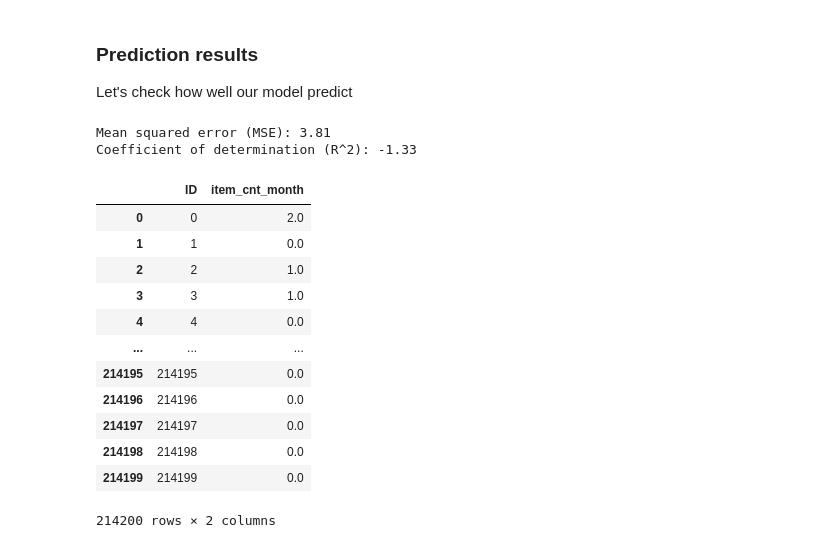
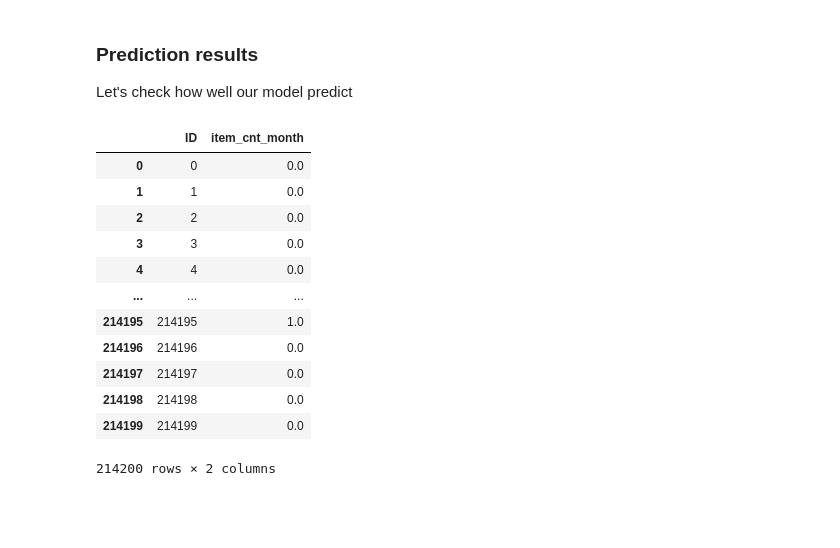
Before and after one commit to alcides29/Future_sales_prediction, a Jupyter notebook: future_sales.ipynb, the cells around one changed output. Drawn from its saved outputs; the diff is of its cells as text; code cells hidden in the pictures; blank space fills up the shorter version.

Commit message:
Added Decision Tree Regressor model

```diff
--- a/future_sales.ipynb
+++ b/future_sales.ipynb
@@ -254,2 +253,16 @@ model = linear_model.LinearRegression()
+# %%
+# Liner Regression model
+model_LR = linear_model.LinearRegression()
+# %%
+# Decision Tree Regressor model
+model_DTR = DecisionTreeRegressor(random_state = 1)
+# %%
+# Function to find Mean Squared Error
+def MSE(model, X_train, y_train, X_val, y_val):
+
+    model.fit(X_train, y_train)
+    y_predict = model.predict(X_val)
+
+    return mean_squared_error(y_val, y_predict)
 # %% [markdown]
 Train the model using the training set
@@ -265,0 +269,12 @@ y_predict.shape
+# %%
+# Getting the Mean Square error for various models
+best_mse = MSE(model_LR, X_train, y_train, X_val, y_val)
+model = model_LR
+print("MSE with Linear Regression \t:", best_mse)
+
+mse_dtr = MSE(model_DTR, X_train, y_train, X_val, y_val)
+print("MSE with Decision Tree Regressor:", mse_dtr)
+
+if mse_dtr < best_mse:
+    best_mse = mse_dtr
+    model = model_DTR
@@ -281,28 +293,18 @@ print(predictions)
 # %% [markdown]
 ### Prediction results
 Let's check how well our model predict
-# %%
-# The coefficients
-print('Mean squared error (MSE): %.2f'
-      % mean_squared_error(y_val, y_predict))
-# The coefficient of determination: 1 is perfect prediction
-print('Coefficient of determination (R^2): %.2f'
-      % r2_score(y_val, y_predict))
-# %% [output]
-Mean squared error (MSE): 3.81
-Coefficient of determination (R^2): -1.33
 # %%
-submission = pd.DataFrame({'ID': dataset['ID'], 'item_cnt_month': np.round(predictions[:,0])})
+submission = pd.DataFrame({'ID': dataset['ID'], 'item_cnt_month': np.round(predictions)})
 submission
 # %% [output]
 |  | ID | item_cnt_month |
-| 0 | 0 | 2.0 |
+| 0 | 0 | 0.0 |
 | 1 | 1 | 0.0 |
-| 2 | 2 | 1.0 |
-| 3 | 3 | 1.0 |
+| 2 | 2 | 0.0 |
+| 3 | 3 | 0.0 |
 | 4 | 4 | 0.0 |
 | ... | ... | ... |
-| 214195 | 214195 | 0.0 |
+| 214195 | 214195 | 1.0 |
 | 214196 | 214196 | 0.0 |
 | 214197 | 214197 | 0.0 |
 | 214198 | 214198 | 0.0 |
```
Also changed, not shown: parts of 6 cells of this notebook, 1 other file.
